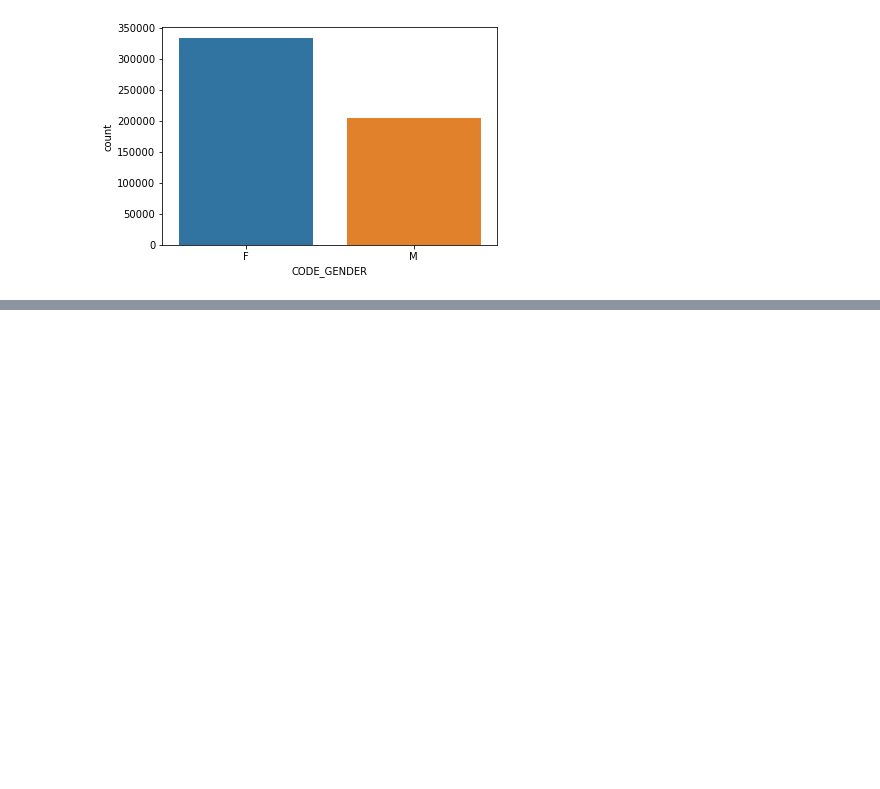
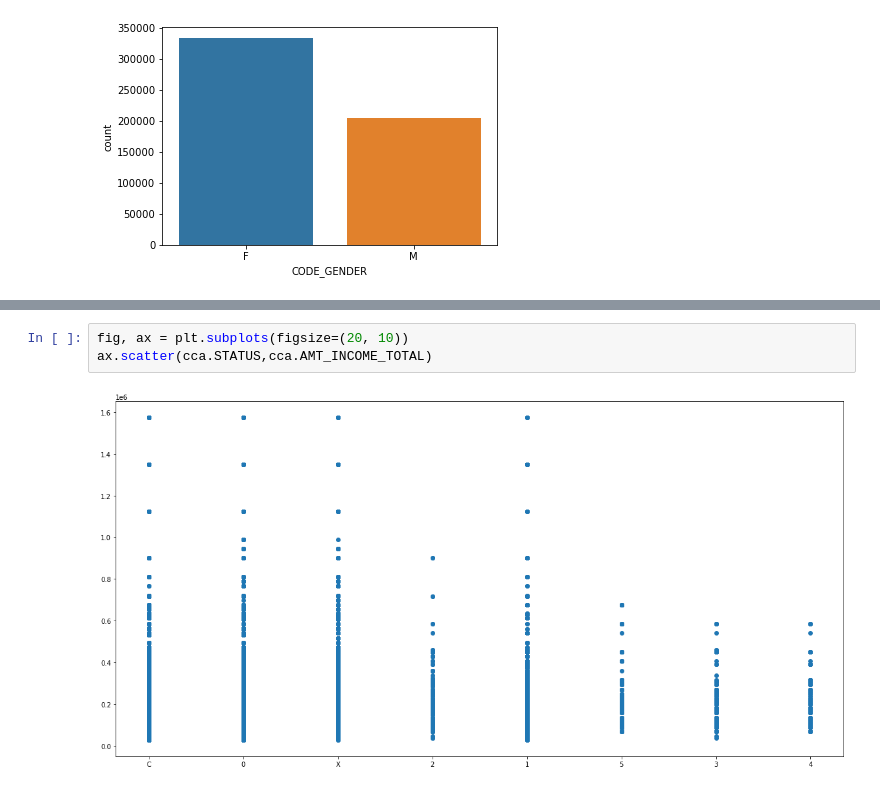
Before and after one commit to yassdenn/cca, a Jupyter notebook: MAIN.ipynb, the cells around one changed output, grey strips where cells are left out. Saved outputs shown, nothing was run; the diff lists cells and outputs as text; blank space fills up the shorter version.

```diff
--- a/MAIN.ipynb
+++ b/MAIN.ipynb
@@ -103,0 +167,5 @@ sns.countplot(x='CODE_GENDER',data=cca)
+# %%
+fig, ax = plt.subplots(figsize=(20, 10))
+ax.scatter(cca.STATUS,cca.AMT_INCOME_TOTAL)
+# %% [output]
+[figure, added]
```
Also changed, not shown: parts of 12 cells of this notebook.
